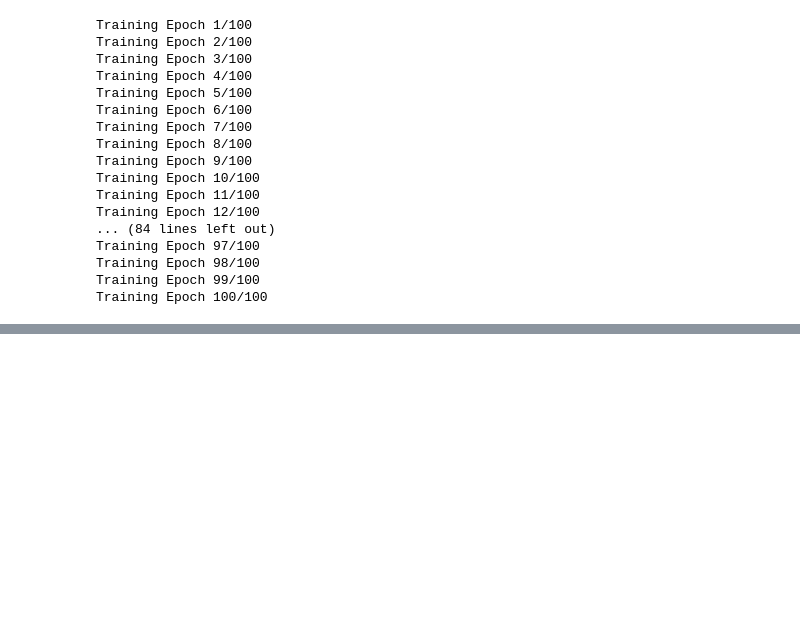
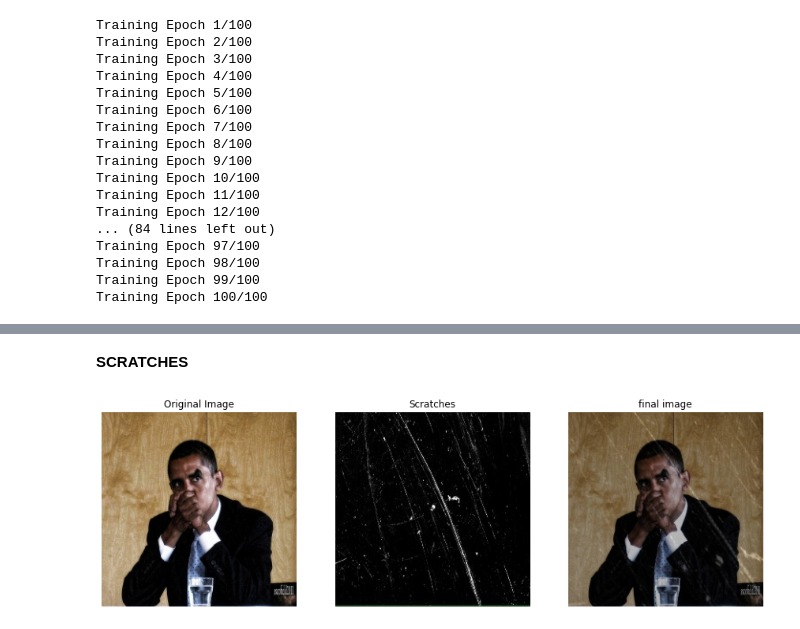
Before and after one commit to malhaar2002/WarpNet, a Jupyter notebook: styleGAN/final_style.ipynb, the cells around one changed output, grey strips where cells are left out. Cells and saved outputs as stored; diff of their text form; code cells hidden in the pictures; blank space fills up the shorter version.

```diff
--- a/styleGAN/final_style.ipynb
+++ b/styleGAN/final_style.ipynb
@@ -232,0 +381,27 @@ Training Epoch 100/100
+# %% [markdown]
+**SCRATCHES**
+# %%
+def plot_images(original, texture, final):
+    fig, axs = plt.subplots(1, 3, figsize=(15, 5))
+
+    # List of images and titles
+    images = [original, texture, final]
+    titles = ['Original Image', 'Scratches', 'final Image']
+
+    for ax, img, title in zip(axs, images, titles):
+        if isinstance(img, str):
+            img = mpimg.imread(img)
+        ax.imshow(img)
+        ax.set_title(title)
+        ax.axis('off')  # Turn off axis
+
+    plt.show()
+
+# Assuming you have the paths or image arrays
+original_image_path = content_image_path
+texture_image_path = style_image_path
+
+# If you already have these images as PIL images or numpy arrays, directly pass those to the function
+plot_images(original_image_path, texture_image_path, pil_image)
+# %% [output]
+[figure, added]
```
Also changed, not shown: parts of 10 cells of this notebook.
